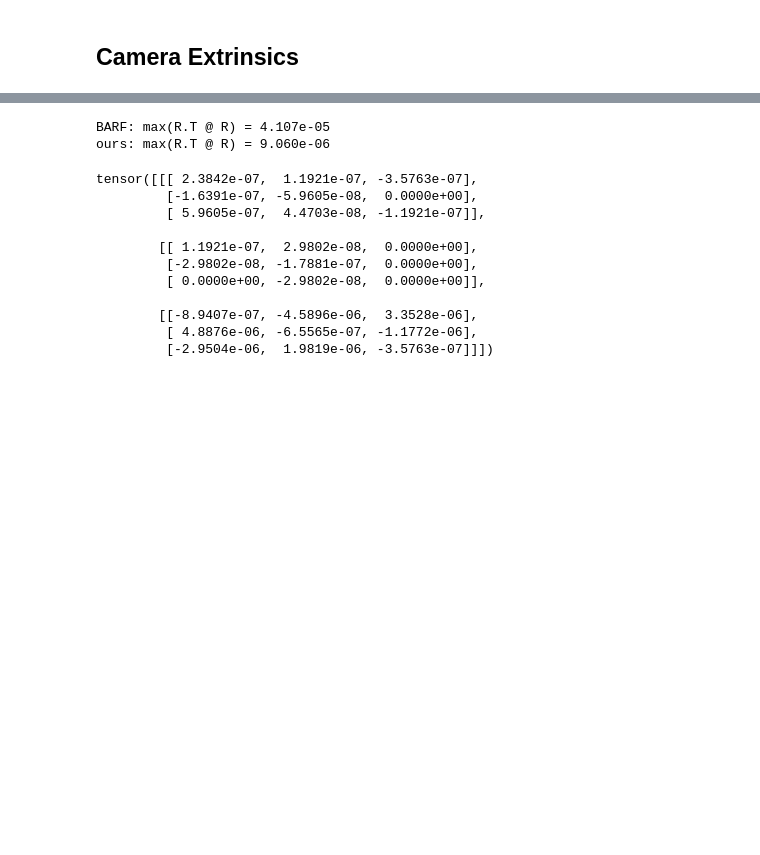
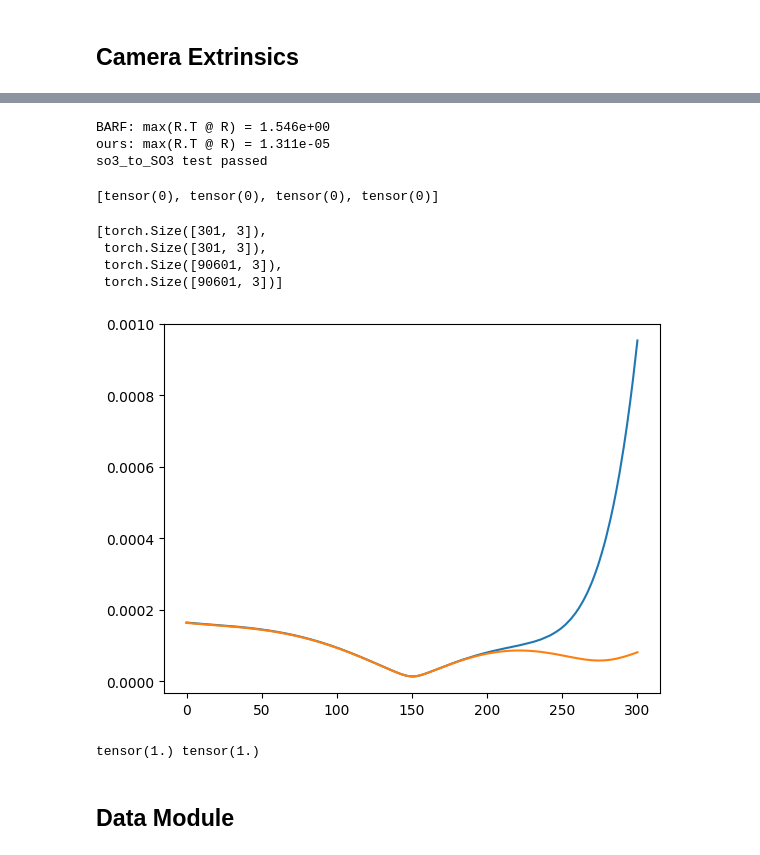
Before and after one commit to sarphiv/nerf-experiments, a Jupyter notebook: barf/bug_hunting_with_Lauge.ipynb, the cells around one changed output, grey strips where cells are left out. Cells and saved outputs as stored; diff of their text form; code cells hidden in the pictures; blank space fills up the shorter version.

```diff
--- a/barf/bug_hunting_with_Lauge.ipynb
+++ b/barf/bug_hunting_with_Lauge.ipynb
@@ -228,7 +293,7 @@ subset_dataset test passed
 # %%
 lie = Lie()
 
-params = th.randn(1000, 3, requires_grad=True)*th.rand(1000,1)*2
+params = th.randn(1000, 3, requires_grad=True)*th.rand(1000,1)*3
 
 R_barf = lie.so3_to_SO3(params)
 R_ours = CameraExtrinsics.so3_to_SO3(params)
@@ -238,6 +303,11 @@ ours_error = (th.matmul(R_ours.permute(0,2,1), R_ours) - th.eye(3).unsqueeze(0))
 
 print(f"BARF: max(R.T @ R) = {barf_error:.3e}")
 print(f"ours: max(R.T @ R) = {ours_error:.3e}")
+
+assert ours_error < 1e-4, "Our implementation not correct"
+
+print("so3_to_SO3 test passed")
 # %% [output]
-BARF: max(R.T @ R) = 4.107e-05
-ours: max(R.T @ R) = 9.060e-06
+BARF: max(R.T @ R) = 1.546e+00
+ours: max(R.T @ R) = 1.311e-05
+so3_to_SO3 test passed
@@ -246,14 +313,0 @@ random_vector = th.randn(1, 3, requires_grad=True)
-# %%
-R_barf - R_ours
-# %% [output]
-tensor([[[ 2.3842e-07,  1.1921e-07, -3.5763e-07],
-         [-1.6391e-07, -5.9605e-08,  0.0000e+00],
-         [ 5.9605e-07,  4.4703e-08, -1.1921e-07]],
-
-        [[ 1.1921e-07,  2.9802e-08,  0.0000e+00],
-         [-2.9802e-08, -1.7881e-07,  0.0000e+00],
-         [ 0.0000e+00, -2.9802e-08,  0.0000e+00]],
-
-        [[-8.9407e-07, -4.5896e-06,  3.3528e-06],
-         [ 4.8876e-06, -6.5565e-07, -1.1772e-06],
-         [-2.9504e-06,  1.9819e-06, -3.5763e-07]]])
@@ -259,0 +355,31 @@ tensor([[[ 2.3842e-07,  1.1921e-07, -3.5763e-07],
+# %%
+print([th.sum(th.isnan(grad)) for i in range(len(grads)) for grad in grads[i]])
+[grad.shape for i in range(len(grads)) for grad in grads[i]]
+# %% [output]
+[tensor(0), tensor(0), tensor(0), tensor(0)]
+[torch.Size([301, 3]),
+ torch.Size([301, 3]),
+ torch.Size([90601, 3]),
+ torch.Size([90601, 3])]
+# %%
+# grad_ours_norm = th.linalg.vector_norm(grad_ours, dim=1)
+# grad_barf_norm = th.linalg.vector_norm(grad_barf, dim=1)
+
+grad_norms1d = [th.linalg.vector_norm(grad, dim=-1) for grad in grads[0]]
+grad_norms2d = [th.linalg.vector_norm(grad, dim=-1) for grad in grads[1]]
+
+# plt.plot(grad_ours_norm.detach())
+# plt.plot(grad_barf_norm.detach())
+
+plt.plot(grad_norms1d[0].detach())
+plt.plot(grad_norms1d[1].detach())
+plt.show()
+
+ratio = grad_norms2d[0].detach().view(n_param_samples, n_param_samples)/grad_norms2d[0].detach().view(n_param_samples, n_param_samples)
+print(ratio.max(), ratio.min())
+plt.show()
+# %% [output]
+[figure, added]
+tensor(1.) tensor(1.)
+# %% [markdown]
+## Data Module
```
Also changed, not shown: parts of 27 cells of this notebook, 4 other files.
